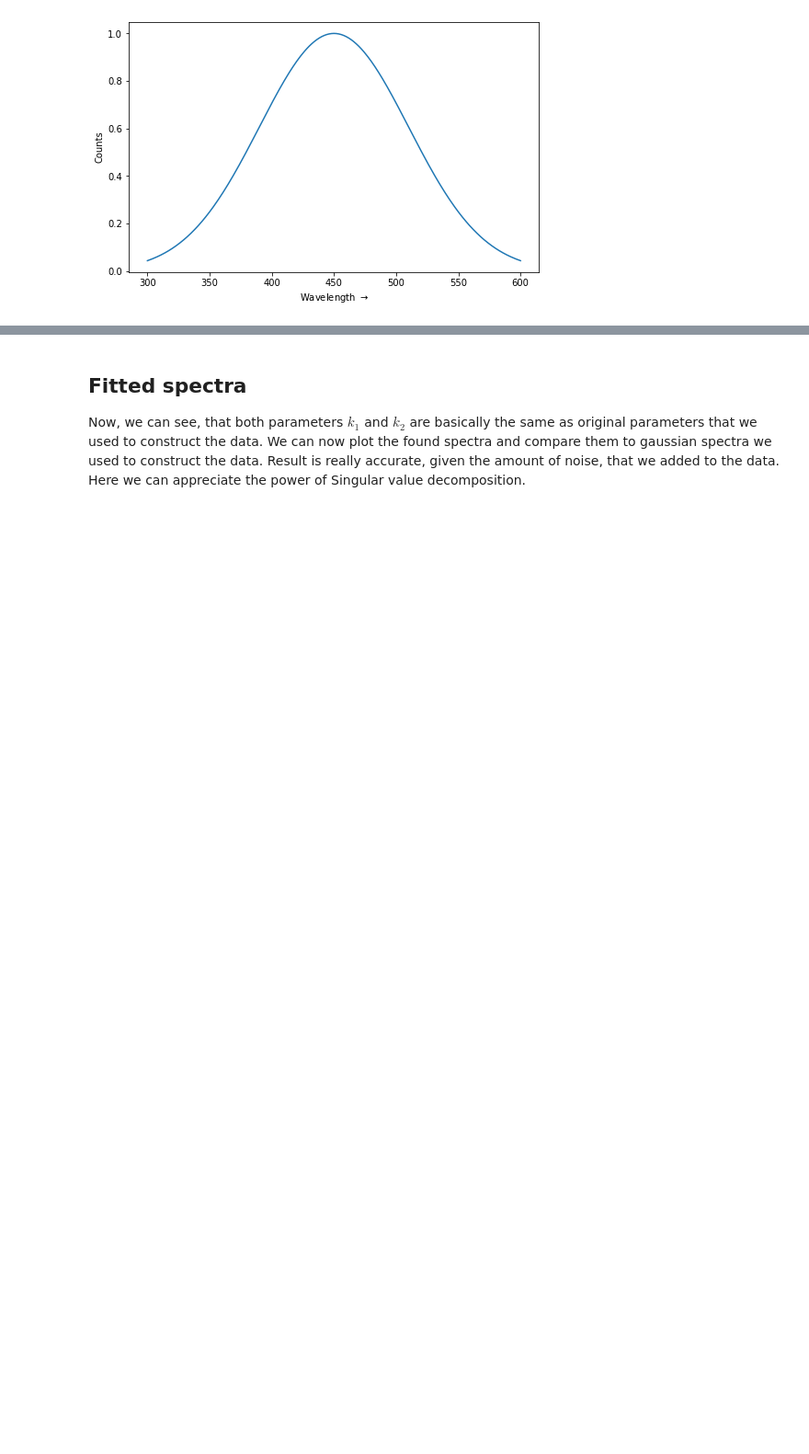
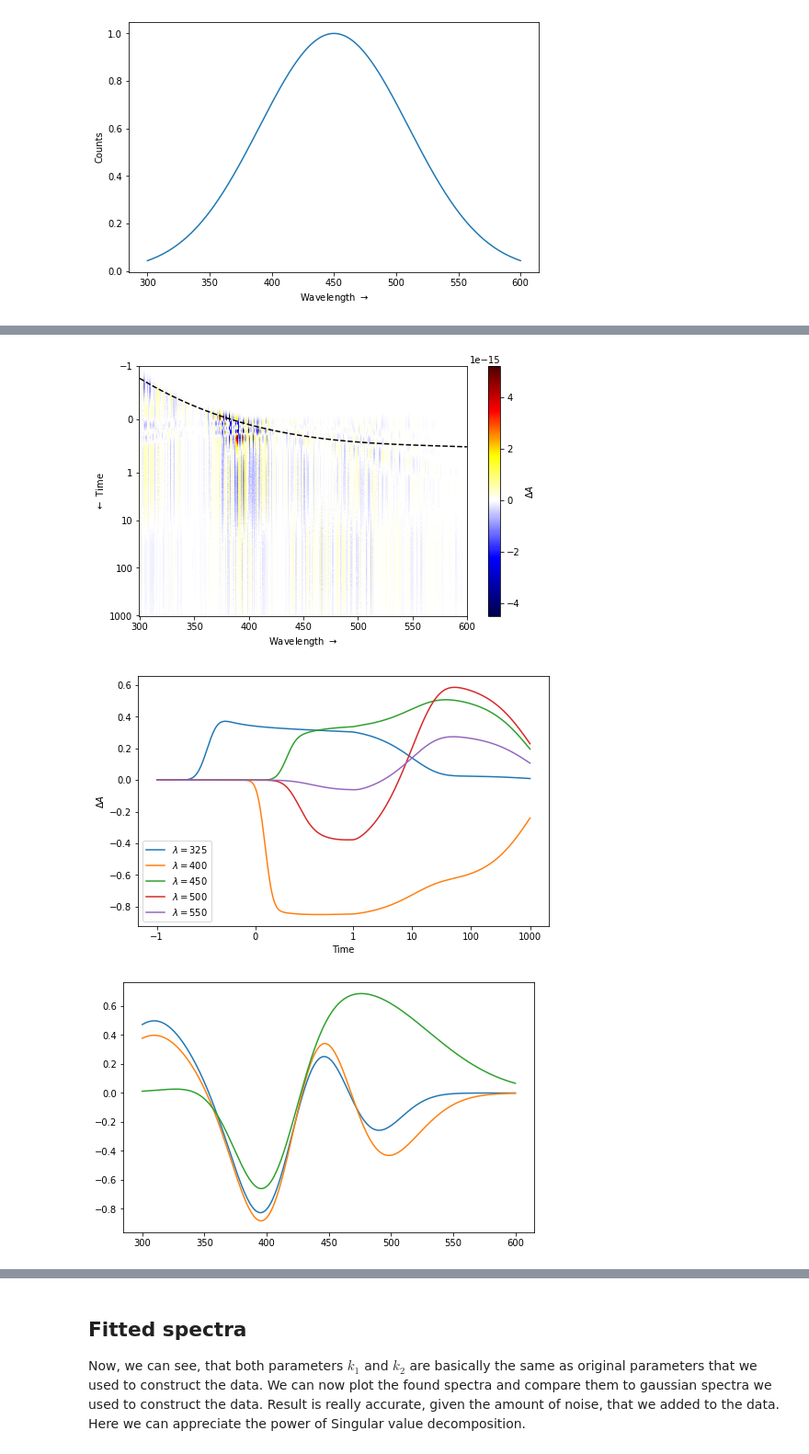
Before and after one commit to dmadea/Jupyter-Tutorials, a Jupyter notebook: Femto + LDM/Femto tutorial.ipynb, the cells around one changed output, grey strips where cells are left out. Shown at 92% size. Saved outputs shown, nothing was run; the diff lists cells and outputs as text; code cells hidden in the pictures; blank space fills up the shorter version.

```diff
--- a/Femto + LDM/Femto tutorial.ipynb
+++ b/Femto + LDM/Femto tutorial.ipynb
@@ -481,15 +481,20 @@ where $m$ is the order of the polynomial, $\mu_i$ are the polynomial coefficient
 
 Addition of chirp complicates stuff. Now we cannot use concentration matrix to represent concentration profiles, but instead, the concentration matrix will be defined for each wavelength, because time zero is always different. So we have to define concentration tensor. The dimensions were ($n_t, k$) and will now be ($n_w, n_t, k$). Also the simple matrix multiply to get the data matrix is no longer valid. We have to use **batched matrix vector multiplication**. In numpy, there is usefull `np.matmul` function for this. So, the each column of $\mathbf D[:, i] =  \mathbf C[i, :, :] \times  \mathbf S[i, :]$. So in other words $$d_{ij} = \sum_{l=0}^{k-1} c_{jil}s_{jl}$$
 # %%
+def get_parx(wavelengths: np.ndarray, params: np.ndarray, lambda_c: float = 400.0):
+    polynomial = np.ones(wavelengths.shape[0], dtype=np.float64) * params[0]
+
+    for i in range(1, len(params)):
+        polynomial += params[i] * ((wavelengths - lambda_c) / 100) ** i
+
+    return polynomial
+
 # central wave
 lambda_c = 400
 # polynomial coefficients
 parmu = np.asarray([0.1, 0.55, -0.27, 0.05])
 
-mu = np.ones(wavelengths.shape[0], dtype=np.float64) * parmu[0]
-
-for i in range(1, len(parmu)):
-    mu += parmu[i] * ((wavelengths - lambda_c) / 100) ** i
+mu = get_parx(wavelengths, parmu, lambda_c)
 
 # plot chirp
 plt.plot(wavelengths, mu)
@@ -562,10 +567,7 @@ where $m$ is the order of the polynomial, $\tau_i$ are the polynomial coefficien
 # polynomial coefficients, greatly exagarated
 partau = np.asarray([0.15, 0.01, 0.10])
 
-tau = np.ones(wavelengths.shape[0], dtype=np.float64) * partau[0]
-
-for i in range(1, len(partau)):
-    tau += partau[i] * ((wavelengths - lambda_c) / 100) ** i
+tau = get_parx(wavelengths, partau, lambda_c)
 
 # plot FWHM dependency
 plt.plot(wavelengths, tau)
@@ -939,0 +834,55 @@ IndexError: index 2 is out of bounds for axis 1 with size 2
+# %%
+from lmfit import Parameters, report_fit, Minimizer
+
+# setup the fitting parameters
+params = Parameters()
+
+# used parmu = [0.1, 0.55, -0.27, 0.05]
+# parmu coefficients
+params.add('parmu_0', value=0.1, min=-np.inf, max=np.inf, vary=True)
+params.add('parmu_1', value=0.55, min=-np.inf, max=np.inf, vary=True)
+params.add('parmu_2', value=-0.27, min=-np.inf, max=np.inf, vary=True)
+params.add('parmu_3', value=0.05, min=-np.inf, max=np.inf, vary=True)
+
+# used partau = [0.15, 0.01, 0.10]
+# partau coefficients
+params.add('partau_0', value=0.15, min=-np.inf, max=np.inf, vary=True)
+params.add('partau_1', value=0.01, min=-np.inf, max=np.inf, vary=True)
+params.add('partau_2', value=0.1, min=-np.inf, max=np.inf, vary=True)
+
+# used kinetic params [0.2, 10, 1e3]
+params.add('tau_0', value=0.2, min=0, max=np.inf, vary=True)
+params.add('tau_1', value=10, min=0, max=np.inf, vary=True)
+params.add('tau_2', value=1e3, min=0, max=np.inf, vary=True)
+
+def simulate_model(params):
+    lambda_c = 400
+
+    # extract values from parameters
+    pars = [par.value for key, par in params.items()]
+
+    parmu = np.asarray(pars[:4])
+    partau = np.asarray(pars[4:7])
+    taus = np.asarray(pars[7:])
+
+    mu = get_parx(wavelengths, parmu, lambda_c)
+    tau = get_parx(wavelengths, partau, lambda_c)
+
+    C = simulate_C_with_artifacts(taus, times, tau, mu, n_derivatives=2)
+
+    ST, D_fit = blstsq(C, D.T, 0)  # solve batched least squares problem
+
+    return D_fit, ST, mu, tau
+
+D_fit, ST_fit, mu_fit, tau_fit = simulate_model(params)
+residuals = D - D_fit
+plot_matrix(times, wavelengths, residuals, mu_fit,)
+plot_traces(times, wavelengths, D_fit)
+plt.plot(wavelengths, ST_fit[:3].T)
+plt.show()
+plt.plot(wavelengths, tau_fit - tau)
+plt.show()
+# %% [output]
+[figure, added]
+[figure, added]
+[figure, added]
```
Also changed, not shown: parts of 8 cells of this notebook.
